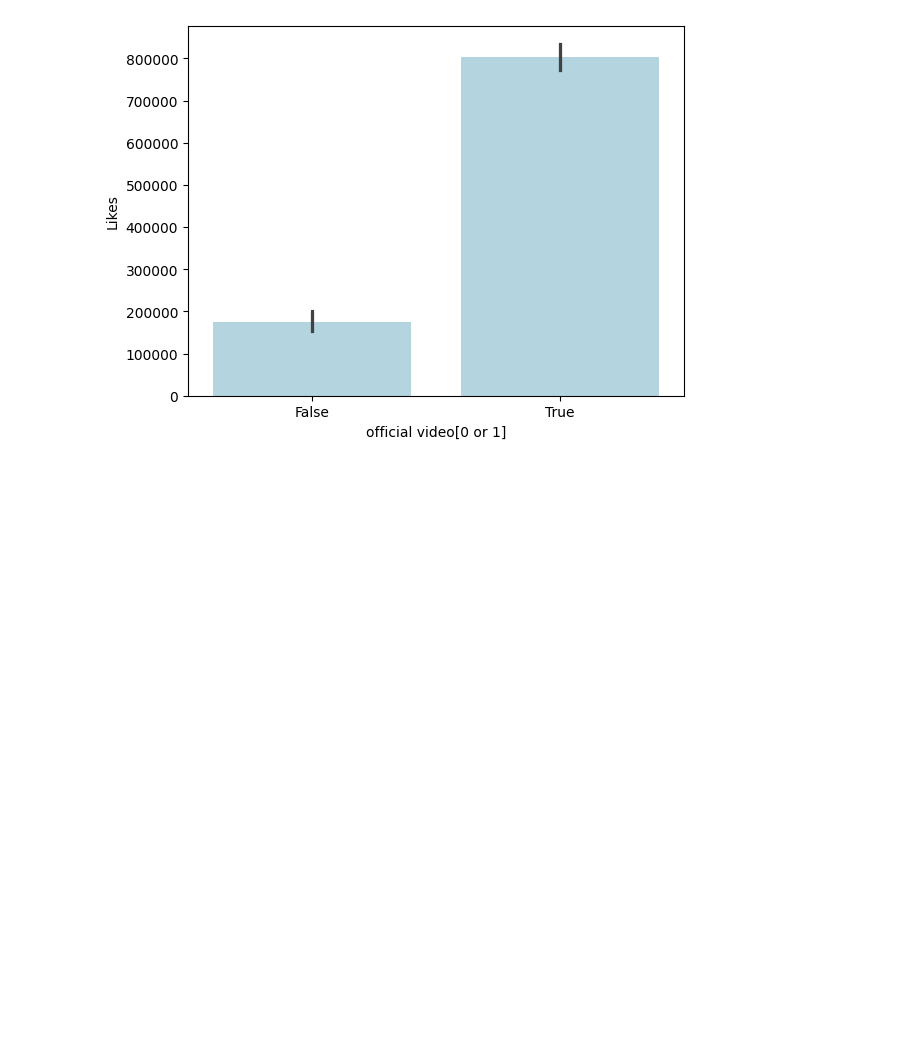
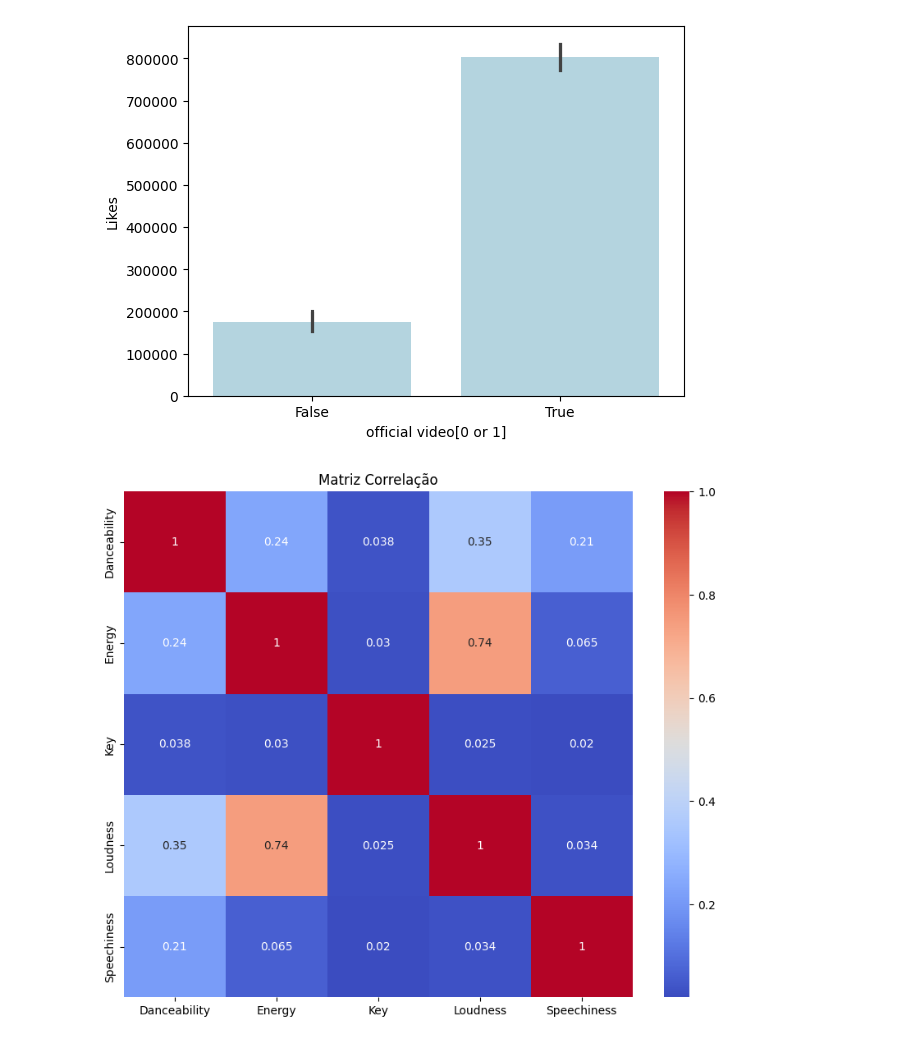
Before and after one commit to sylrod569/Projeto-ICD---An-lise-de-Dados-do-Spotify-Youtube, a Jupyter notebook: tratamento_de_dados.ipynb, the cells around one changed output. Cells and saved outputs as stored; diff of their text form; code cells hidden in the pictures; blank space fills up the shorter version.

Commit message:
Matriz correlação e histograma

```diff
--- a/tratamento_de_dados.ipynb
+++ b/tratamento_de_dados.ipynb
@@ -379,0 +384,9 @@ a.set(xlabel='official video[0 or 1]',ylabel='Likes')
+# %%
+df_spotify_youtube = pd.read_csv("../Projeto_ICD-Analise_de_Dados_do_Spotify_e_Youtube/Spotify_Youtube.csv")
+correlacao_matriz = df_spotify_youtube [['Danceability', 'Energy', 'Key', 'Loudness', 'Speechiness']].corr()
+plt.figure(figsize=(10, 8))
+sns.heatmap(correlacao_matriz, annot=True, cmap='coolwarm', color='#ADD8E6')
+plt.title('Matriz Correlação')
+plt.show()
+# %% [output]
+[figure, added]
```
Also changed, not shown: parts of 11 cells of this notebook.
